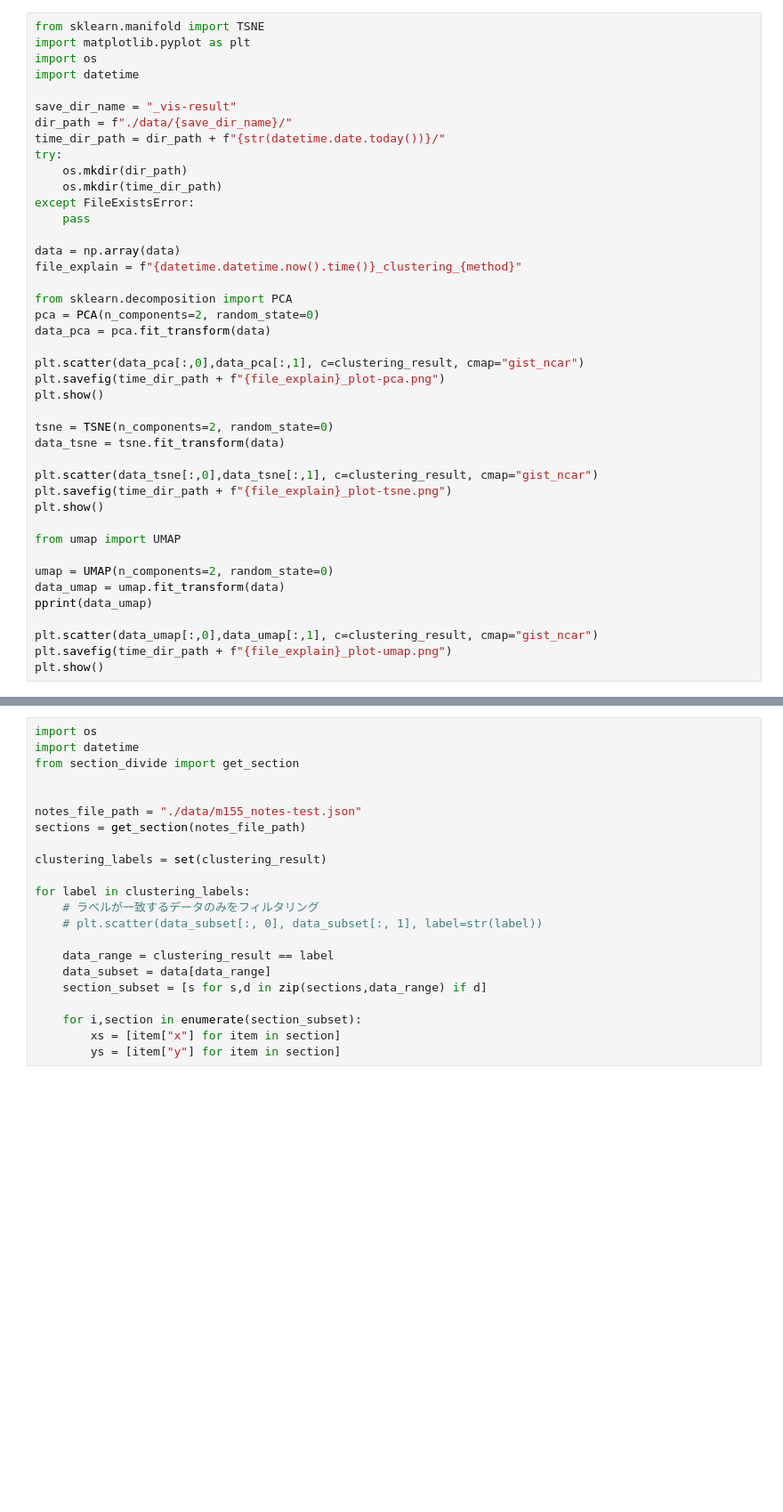
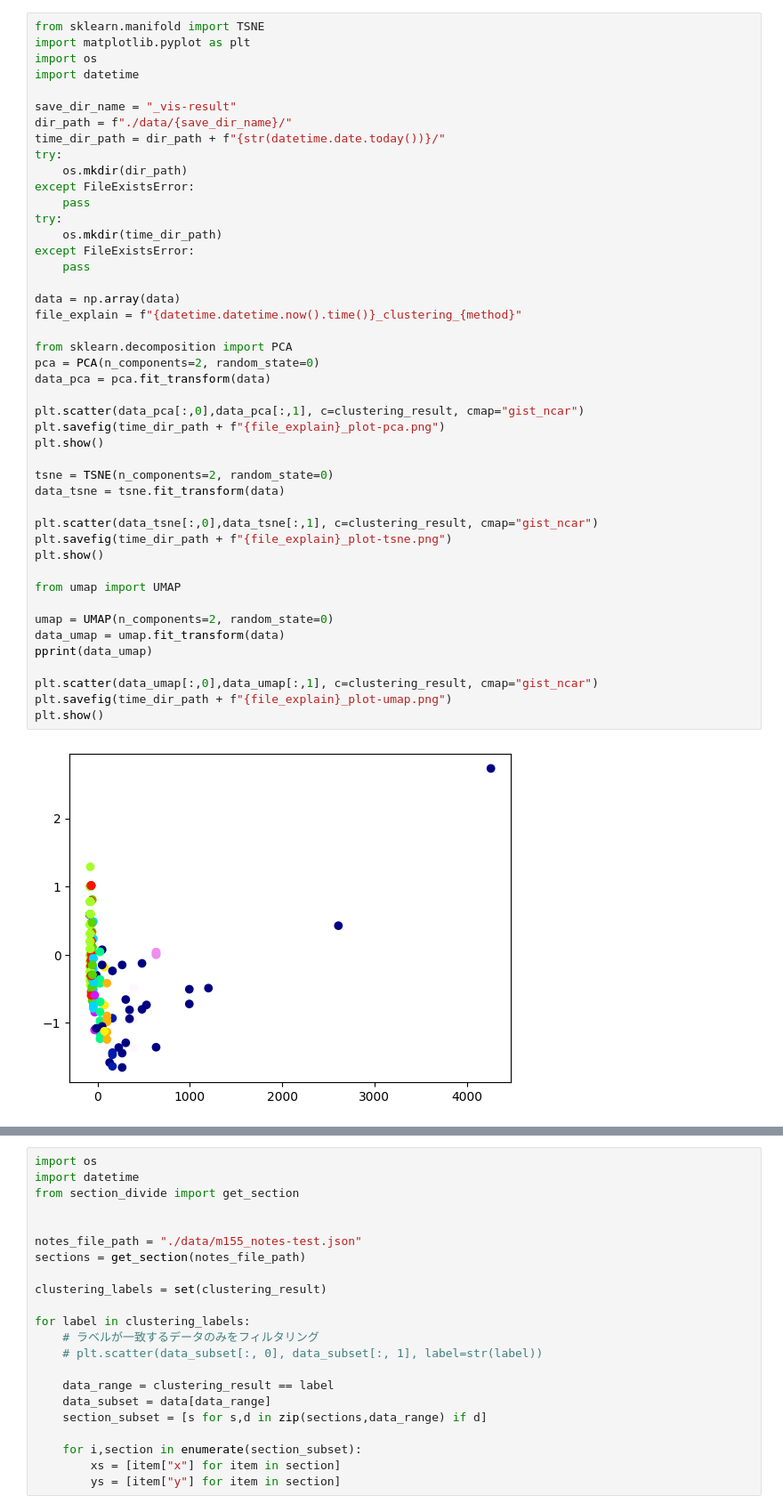
Before and after one commit to vdslab/watahal_proseka-score, a Jupyter notebook: score/clustering.ipynb, the cells around one changed output, grey strips where cells are left out. Shown: that part at 89% size. Saved outputs shown, nothing was run; the diff lists cells and outputs as text; blank space fills up the shorter version.

```diff
--- a/score/clustering.ipynb
+++ b/score/clustering.ipynb
@@ -93,34 +115,39 @@ dir_path = f"./data/{save_dir_name}/"
 time_dir_path = dir_path + f"{str(datetime.date.today())}/"
 try:
     os.mkdir(dir_path)
+except FileExistsError:
+    pass
+try:
     os.mkdir(time_dir_path)
 except FileExistsError:
     pass
 
 data = np.array(data)
 file_explain = f"{datetime.datetime.now().time()}_clustering_{method}"
 
 from sklearn.decomposition import PCA
 pca = PCA(n_components=2, random_state=0)
 data_pca = pca.fit_transform(data)
 
 plt.scatter(data_pca[:,0],data_pca[:,1], c=clustering_result, cmap="gist_ncar")
 plt.savefig(time_dir_path + f"{file_explain}_plot-pca.png")
 plt.show()
 
 tsne = TSNE(n_components=2, random_state=0)
 data_tsne = tsne.fit_transform(data)
 
 plt.scatter(data_tsne[:,0],data_tsne[:,1], c=clustering_result, cmap="gist_ncar")
 plt.savefig(time_dir_path + f"{file_explain}_plot-tsne.png")
 plt.show()
 
 from umap import UMAP
 
 umap = UMAP(n_components=2, random_state=0)
 data_umap = umap.fit_transform(data)
 pprint(data_umap)
 
 plt.scatter(data_umap[:,0],data_umap[:,1], c=clustering_result, cmap="gist_ncar")
 plt.savefig(time_dir_path + f"{file_explain}_plot-umap.png")
 plt.show()
+# %% [output]
+[figure, added]
```
Also changed, not shown: parts of 5 cells of this notebook, 1 other file.
